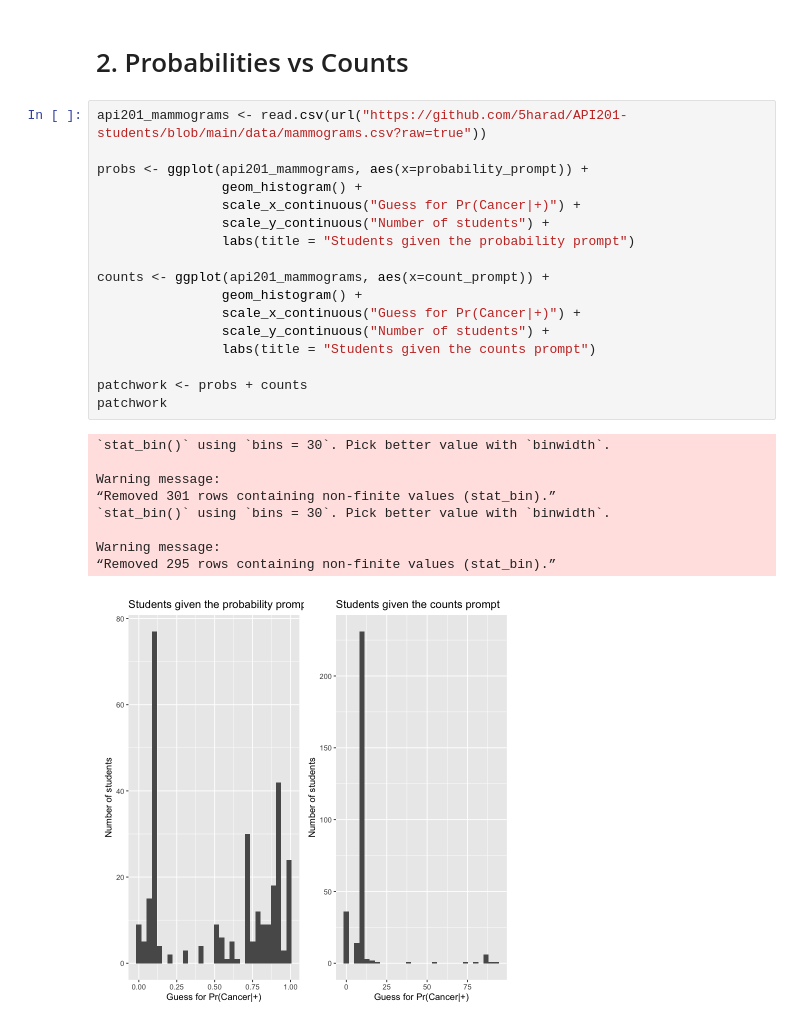
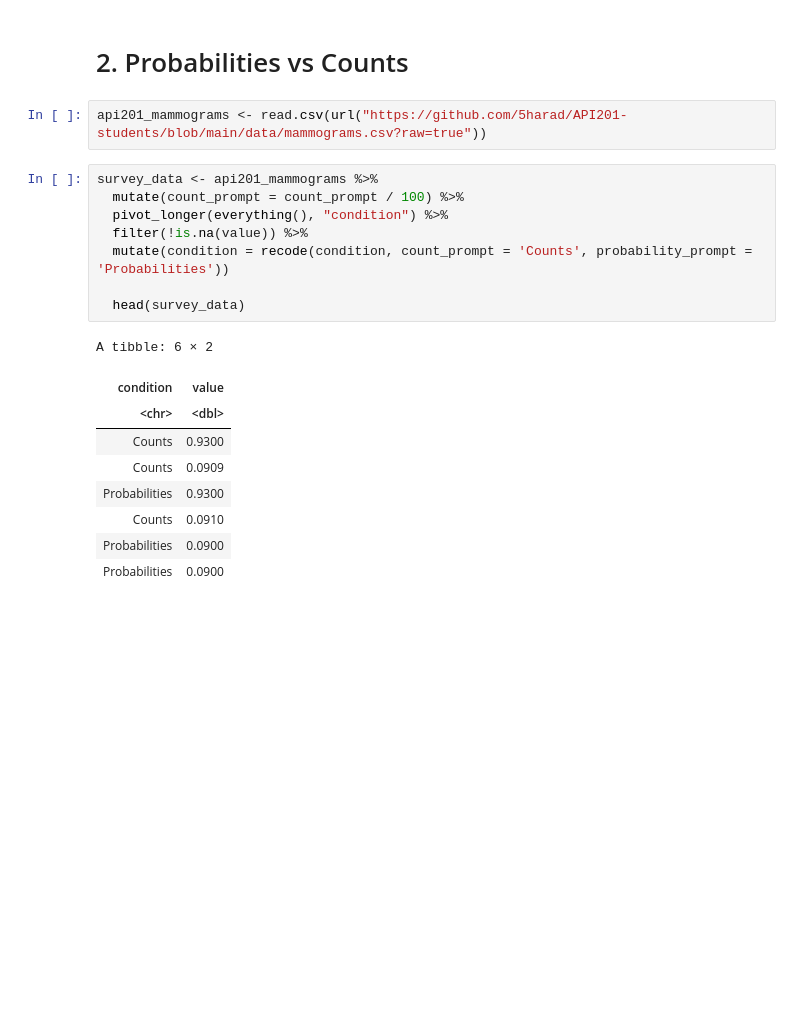
Before and after one commit to 5harad/API201-2022, a Jupyter notebook: lectures/lecture-5-code.ipynb, the cells around one changed output. Drawn from its saved outputs; the diff is of its cells as text; blank space fills up the shorter version.

```diff
--- a/lectures/lecture-5-code.ipynb
+++ b/lectures/lecture-5-code.ipynb
@@ -83,30 +87,23 @@ A tibble: 1 × 1
 | 0.06453958 |
 # %% [markdown]
 # 2. Probabilities vs Counts
-# %%
-api201_mammograms <- read.csv(url("https://github.com/5harad/API201-students/blob/main/data/mammograms.csv?raw=true"))
-
-probs <- ggplot(api201_mammograms, aes(x=probability_prompt)) +
-                geom_histogram() +
-                scale_x_continuous("Guess for Pr(Cancer|+)") +
-                scale_y_continuous("Number of students") +
-                labs(title = "Students given the probability prompt")
-
-counts <- ggplot(api201_mammograms, aes(x=count_prompt)) +
-                geom_histogram() +
-                scale_x_continuous("Guess for Pr(Cancer|+)") +
-                scale_y_continuous("Number of students") +
-                labs(title = "Students given the counts prompt")
-
-patchwork <- probs + counts
-patchwork
-# %% [output]
-`stat_bin()` using `bins = 30`. Pick better value with `binwidth`.
-
-Warning message:
-“Removed 301 rows containing non-finite values (stat_bin).”
-`stat_bin()` using `bins = 30`. Pick better value with `binwidth`.
-
-Warning message:
-“Removed 295 rows containing non-finite values (stat_bin).”
-[figure, removed]
+# %%
+api201_mammograms <- read.csv(url("https://github.com/5harad/API201-students/blob/main/data/mammograms.csv?raw=true"))
+# %%
+survey_data <- api201_mammograms %>%
+  mutate(count_prompt = count_prompt / 100) %>%
+  pivot_longer(everything(), "condition") %>%
+  filter(!is.na(value)) %>%
+  mutate(condition = recode(condition, count_prompt = 'Counts', probability_prompt = 'Probabilities'))
+
+  head(survey_data)
+# %% [output]
+A tibble: 6 × 2
+| condition | value |
+| <chr> | <dbl> |
+| Counts | 0.9300 |
+| Counts | 0.0909 |
+| Probabilities | 0.9300 |
+| Counts | 0.0910 |
+| Probabilities | 0.0900 |
+| Probabilities | 0.0900 |
```
Also changed, not shown: parts of 3 cells of this notebook.
